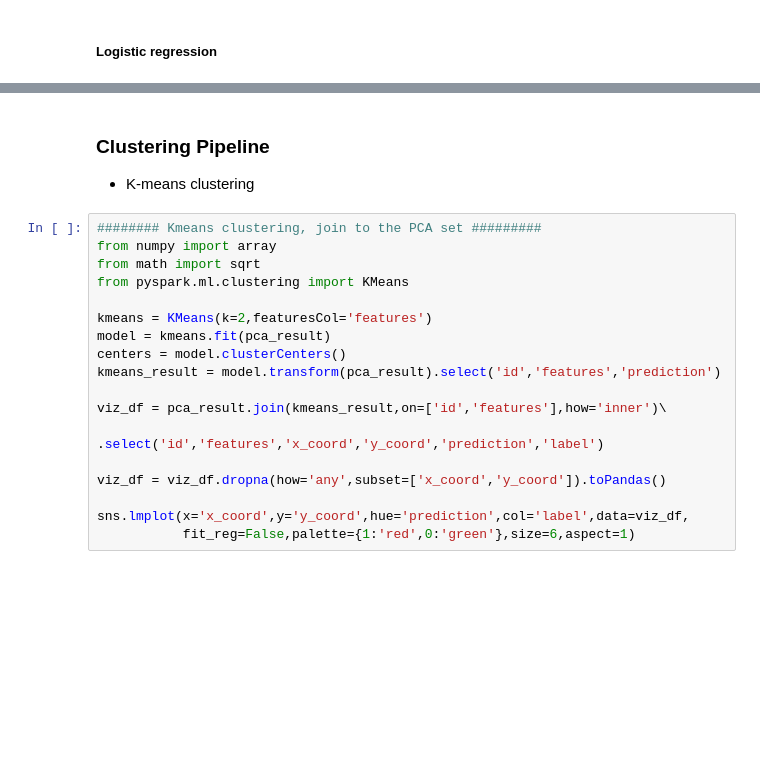
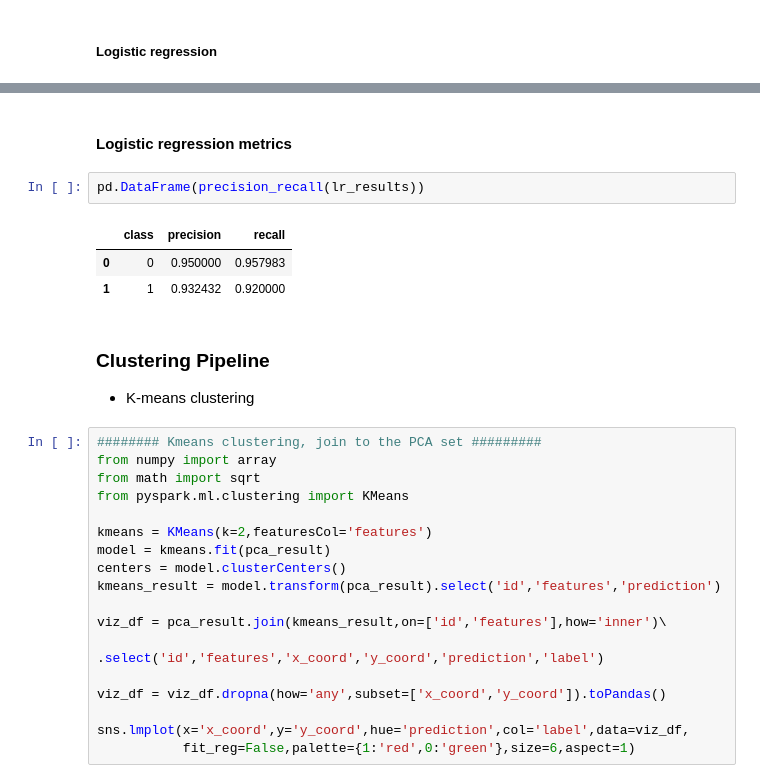
Before and after one commit to joshishwetha/dsx-spark, a Jupyter notebook: Lab 3 - Machine Learning Instructor.ipynb, the cells around one changed output, grey strips where cells are left out. Drawn from its saved outputs; the diff is of its cells as text; blank space fills up the shorter version.

```diff
--- a/Lab 3 - Machine Learning Instructor.ipynb
+++ b/Lab 3 - Machine Learning Instructor.ipynb
@@ -615,3 +606,11 @@ a = sns.lmplot(x='x_coord',y='y_coord',hue='prediction',col='label',data=viz_df,
+# %% [markdown]
+#### Logistic regression metrics
+# %%
+pd.DataFrame(precision_recall(lr_results))
+# %% [output]
+|  | class | precision | recall |
+| 0 | 0 | 0.950000 | 0.957983 |
+| 1 | 1 | 0.932432 | 0.920000 |
 # %% [markdown]
 ### Clustering Pipeline
 - K-means clustering
```
Also changed, not shown: parts of 38 cells of this notebook.
